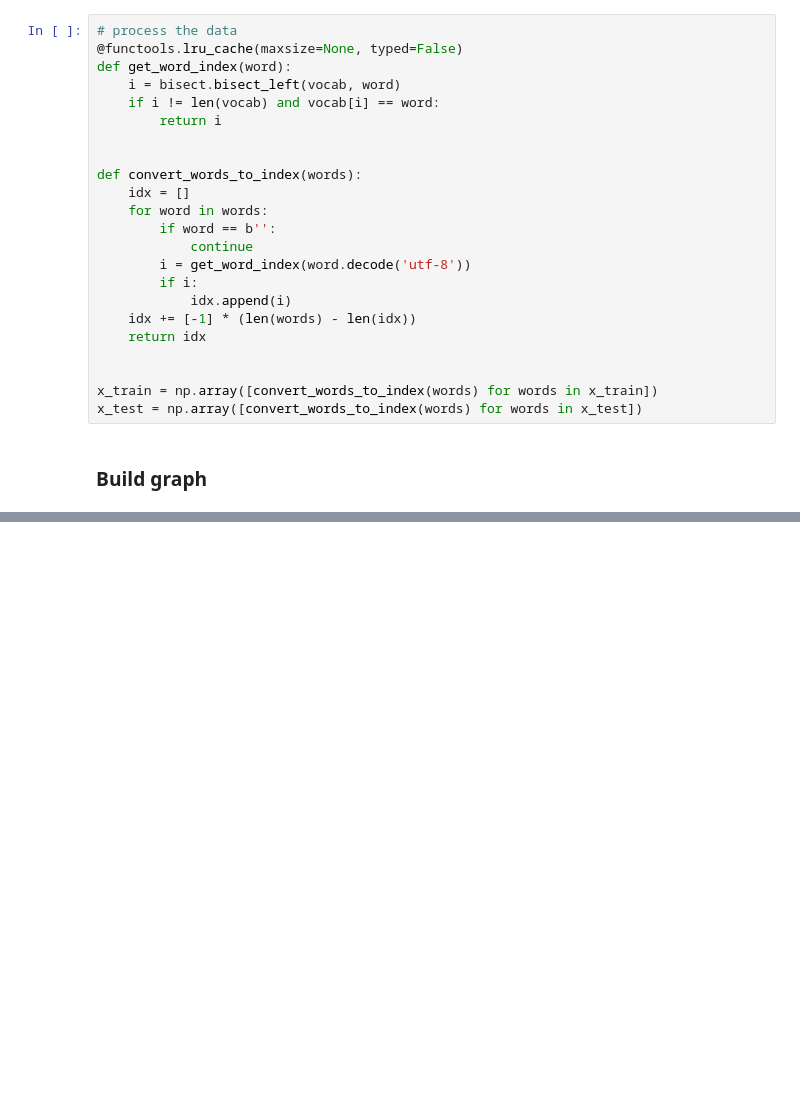
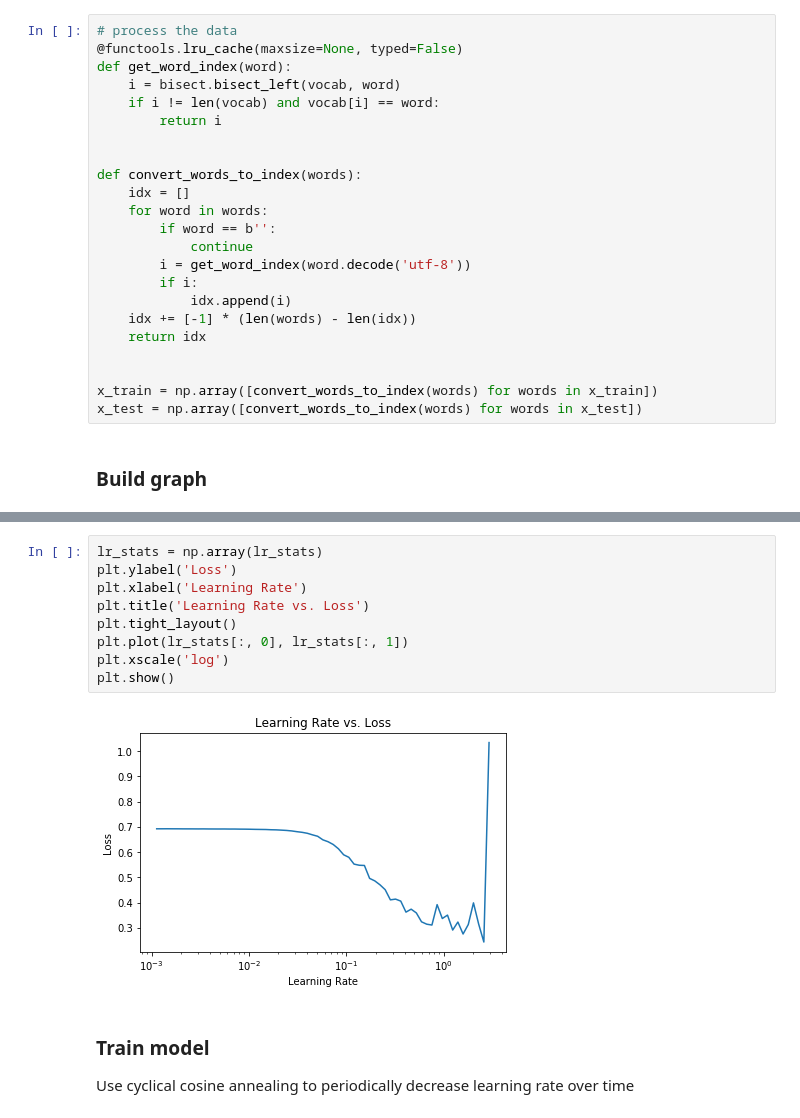
Before and after one commit to donaldrauscher/tensor-flow-first-steps, a Jupyter notebook: movie_embed_core.ipynb, the cells around one changed output, grey strips where cells are left out. Drawn from its saved outputs; the diff is of its cells as text; blank space fills up the shorter version.

Commit message:
Add LR annealing schedule and tuning

```diff
--- a/movie_embed_core.ipynb
+++ b/movie_embed_core.ipynb
@@ -196,0 +204,15 @@ avg / total       0.87      0.87      0.87     25000
+# %%
+lr_stats = np.array(lr_stats)
+plt.ylabel('Loss')
+plt.xlabel('Learning Rate')
+plt.title('Learning Rate vs. Loss')
+plt.tight_layout()
+plt.plot(lr_stats[:, 0], lr_stats[:, 1])
+plt.xscale('log')
+plt.show()
+# %% [output]
+[figure, added]
+# %% [markdown]
+### Train model
+
+Use cyclical cosine annealing to periodically decrease learning rate over time
```
Also changed, not shown: parts of 13 cells of this notebook.
